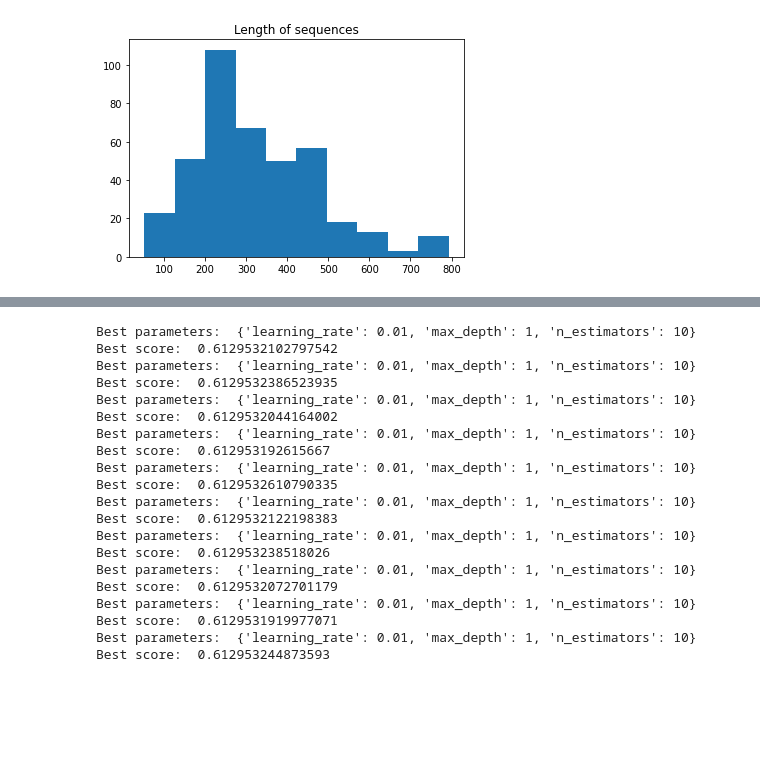
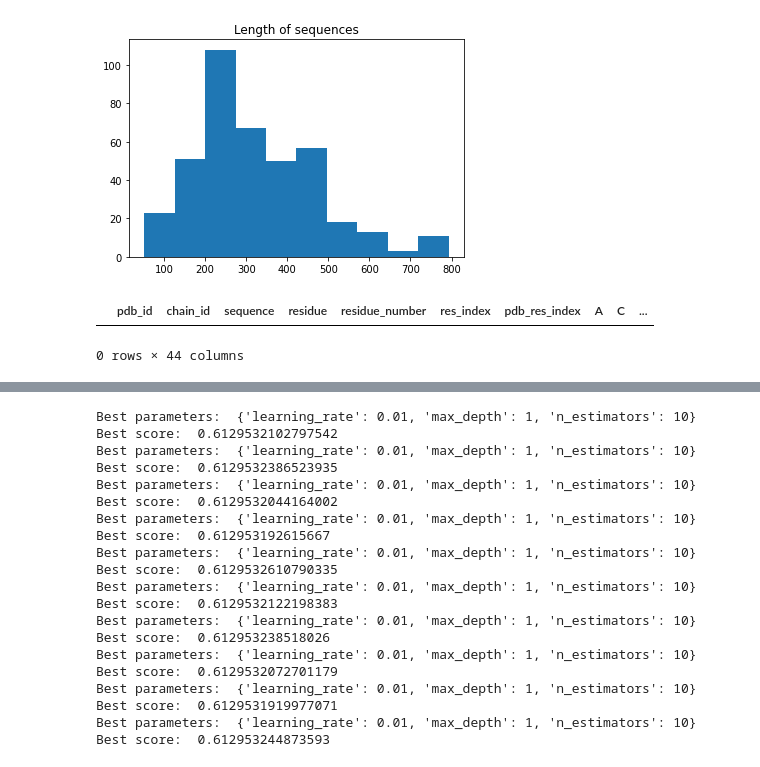
Before and after one commit to Dparanou/transmembrane-protein-prediction, a Jupyter notebook: proteins_classifier.ipynb, the cells around one changed output, grey strips where cells are left out. Drawn from its saved outputs; the diff is of its cells as text; code cells hidden in the pictures; blank space fills up the shorter version.

```diff
--- a/proteins_classifier.ipynb
+++ b/proteins_classifier.ipynb
@@ -59,0 +109,6 @@ plt.show()
+# %%
+final_df = pd.DataFrame(columns = new_df.columns)
+final_df
+# %% [output]
+|  | pdb_id | chain_id | sequence | residue | residue_number | res_index | pdb_res_index | A | C | ... |
+0 rows × 44 columns
```
Also changed, not shown: parts of 16 cells of this notebook, 2 other files.
